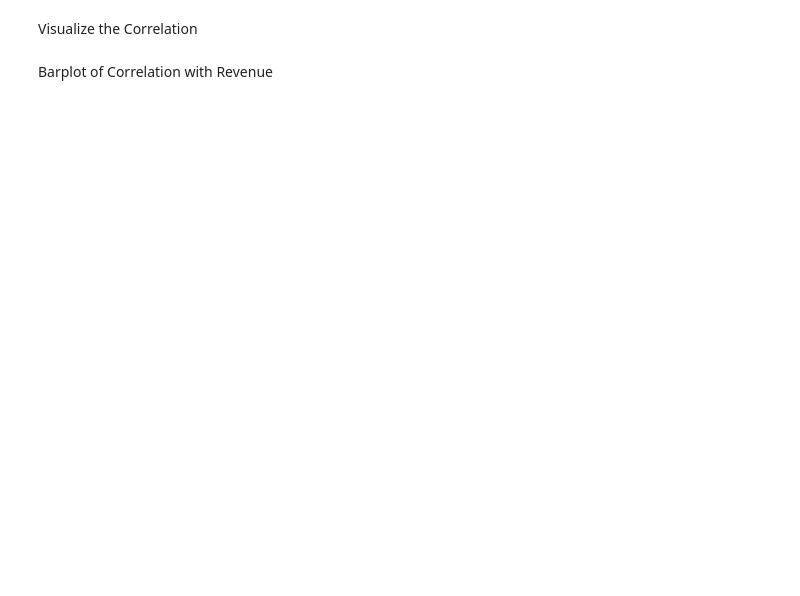
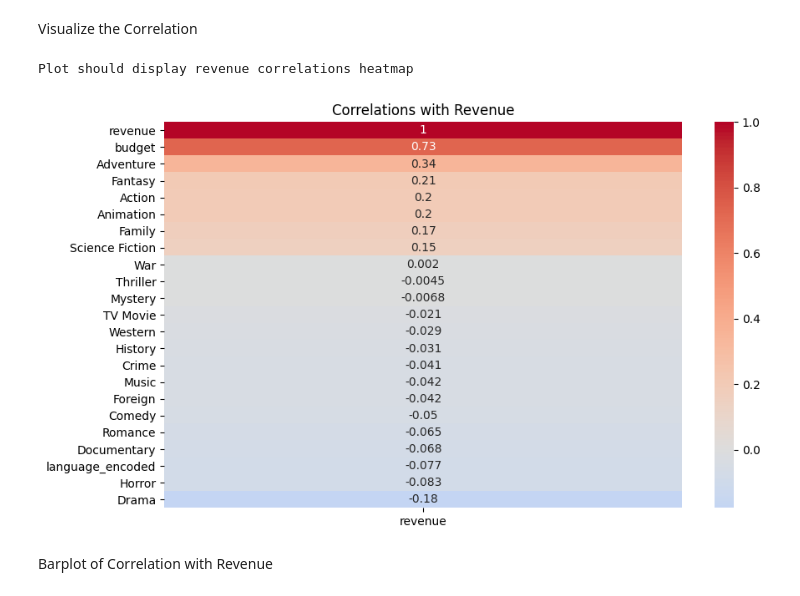
Before and after one commit to Agnieszkalukasiak/Film_Hit_prediction, a Jupyter notebook: jupyter_notebooks/Film_success_study.ipynb, the cells around one changed output. Drawn from its saved outputs; the diff is of its cells as text; code cells hidden in the pictures; blank space fills up the shorter version.

Commit message:
study of correltion budget revenue

```diff
--- a/jupyter_notebooks/Film_success_study.ipynb
+++ b/jupyter_notebooks/Film_success_study.ipynb
@@ -128,11 +147,15 @@ Visualize the Correlation
 # %%
 import seaborn as sns
 import matplotlib.pyplot as plt
 
 
-plt.figure(figsize=(10, 8))
-sns.heatmap(correlation_matrix, annot=True, cmap='coolwarm', vmin=-1, vmax=1, linewidths=0.5)
-plt.title("Correlation Heatmap: Budget, Language, Genre vs Revenue")
-plt.show()
+plt.figure(figsize=(10, 6))
+sns.heatmap(df_movies.corr()[['revenue']].sort_values(by='revenue', ascending=False),
+            annot=True, cmap='coolwarm', center=0)
+plt.title('Correlations with Revenue')
+print("Plot should display revenue correlations heatmap")
+# %% [output]
+Plot should display revenue correlations heatmap
+[figure, added]
 # %% [markdown]
 Barplot of Correlation with Revenue
```
Also changed, not shown: parts of 15 cells of this notebook.
